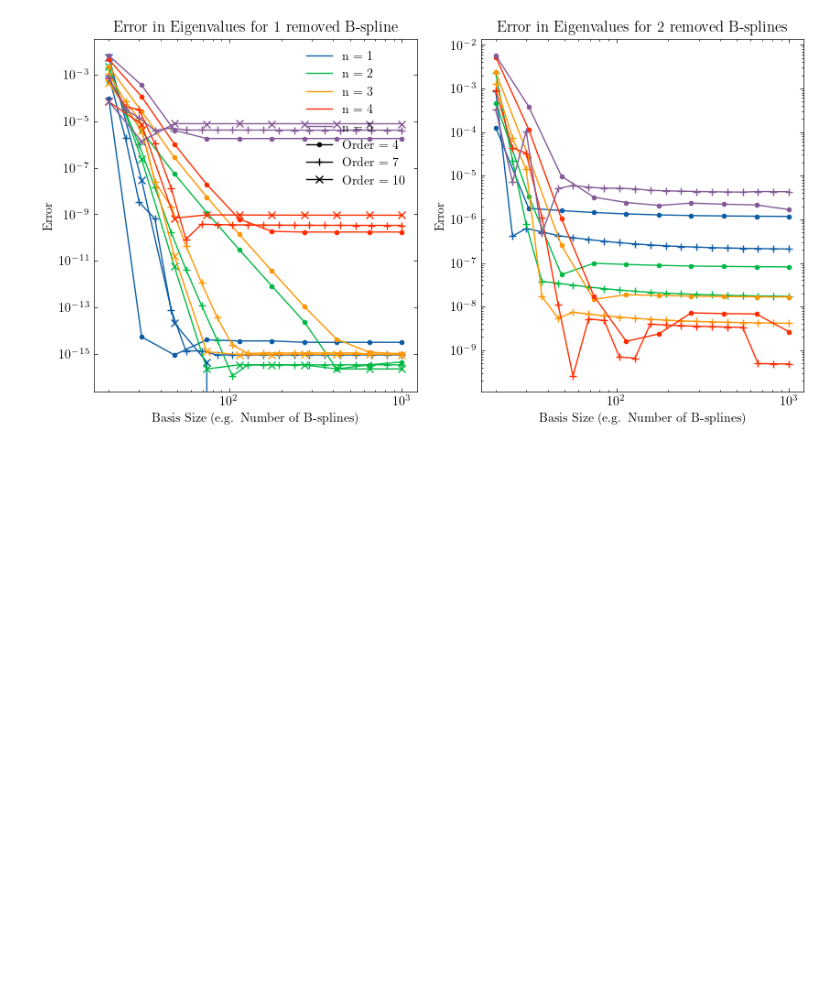
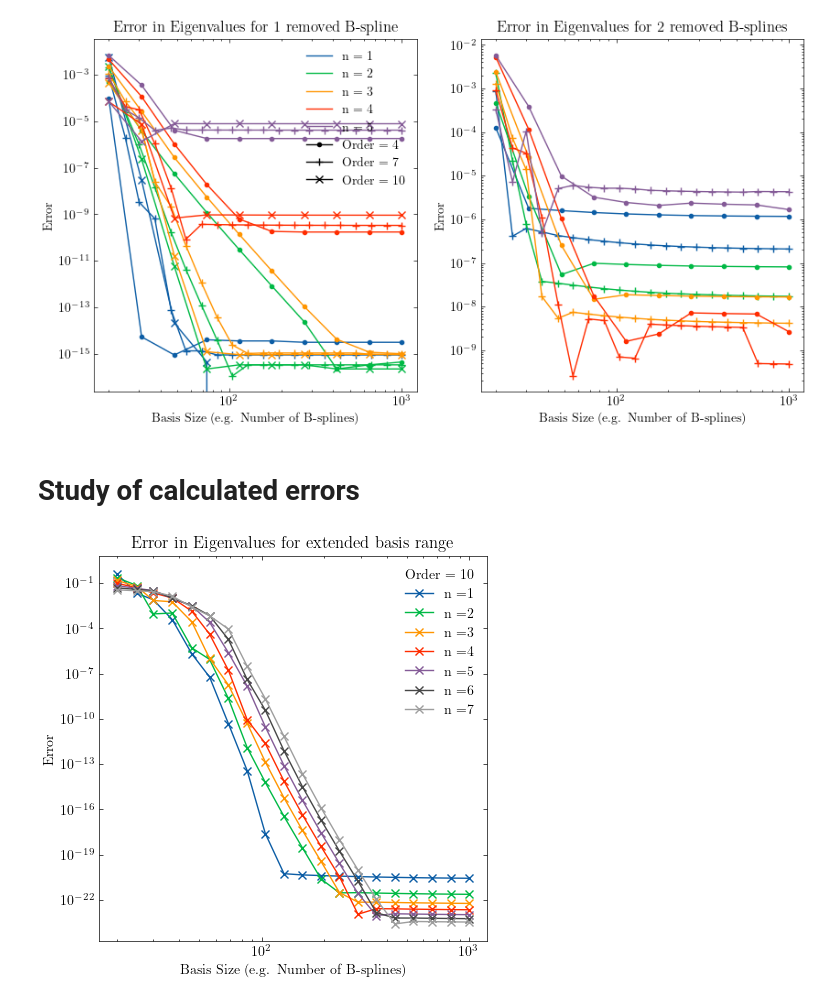
Before and after one commit to ma2this510/Dirac_Equation, a Jupyter notebook: notebook.ipynb, the cells around one changed output. Drawn from its saved outputs; the diff is of its cells as text; code cells hidden in the pictures; blank space fills up the shorter version.

Commit message:
Add results plots

```diff
--- a/notebook.ipynb
+++ b/notebook.ipynb
@@ -182,3 +182,40 @@ plt.savefig('fig/error_comparison.svg')
 plt.show()
 # %% [output]
 [figure]
+# %% [markdown]
+# Study of calculated errors
+# %%
+folder_path = 'result_ext'
+dir_file = os.listdir(folder_path)
+
+error_1_ext = np.empty([len(dir_file), 70])
+error_1_ext.fill(np.nan)
+n_list_1_ext = np.zeros(len(dir_file), dtype=int)
+order_list_1_ext = np.zeros(len(dir_file), dtype=int)
+i = 0
+for filename in os.listdir(folder_path):
+    if "error" in filename:
+        nbspline, order = [int(x) for x in filename[:-4].split('_')[1:]]
+        n_list_1_ext[i] = nbspline
+        order_list_1_ext[i] = order
+        data = pd.read_csv(os.path.join(folder_path, filename), header=None, dtype=np.float128)
+        for j in range(len(data)):
+            error_1_ext[i, j] = data.iloc[j, 0]
+        i += 1
+# %%
+fig, ax = plt.subplots(figsize=(5, 5))
+for i in range(7):
+    # ax.plot(n_list_1[order_list_1 == 7], error_1[order_list_1 == 7, i], label=f'n ={i+1}', marker='+', color='C'+str(i))
+    # ax.plot(n_list_1[order_list_1 == 4], error_1[order_list_1 == 4, i], label=f'n ={i+1}', marker='.', color='C'+str(i))
+    ax.plot(n_list_1_ext[order_list_1_ext == 10], error_1_ext[order_list_1_ext == 10, i], label=f'n ={i+1}', marker='x', color='C'+str(i))
+
+ax.set_yscale('log')
+ax.set_xscale('log')
+# ax.legend(handles=[leg_n1, leg_n2, leg_n3, leg_o4, leg_o7, leg_o10])
+ax.legend(title = 'Order = 10')
+ax.set_xlabel('Basis Size (e.g. Number of B-splines)')
+ax.set_ylabel('Error')
+ax.set_title('Error in Eigenvalues for extended basis range')
+plt.show()
+# %% [output]
+[figure, added]
```
Also changed, not shown: parts of 8 cells of this notebook, 3 other files.
